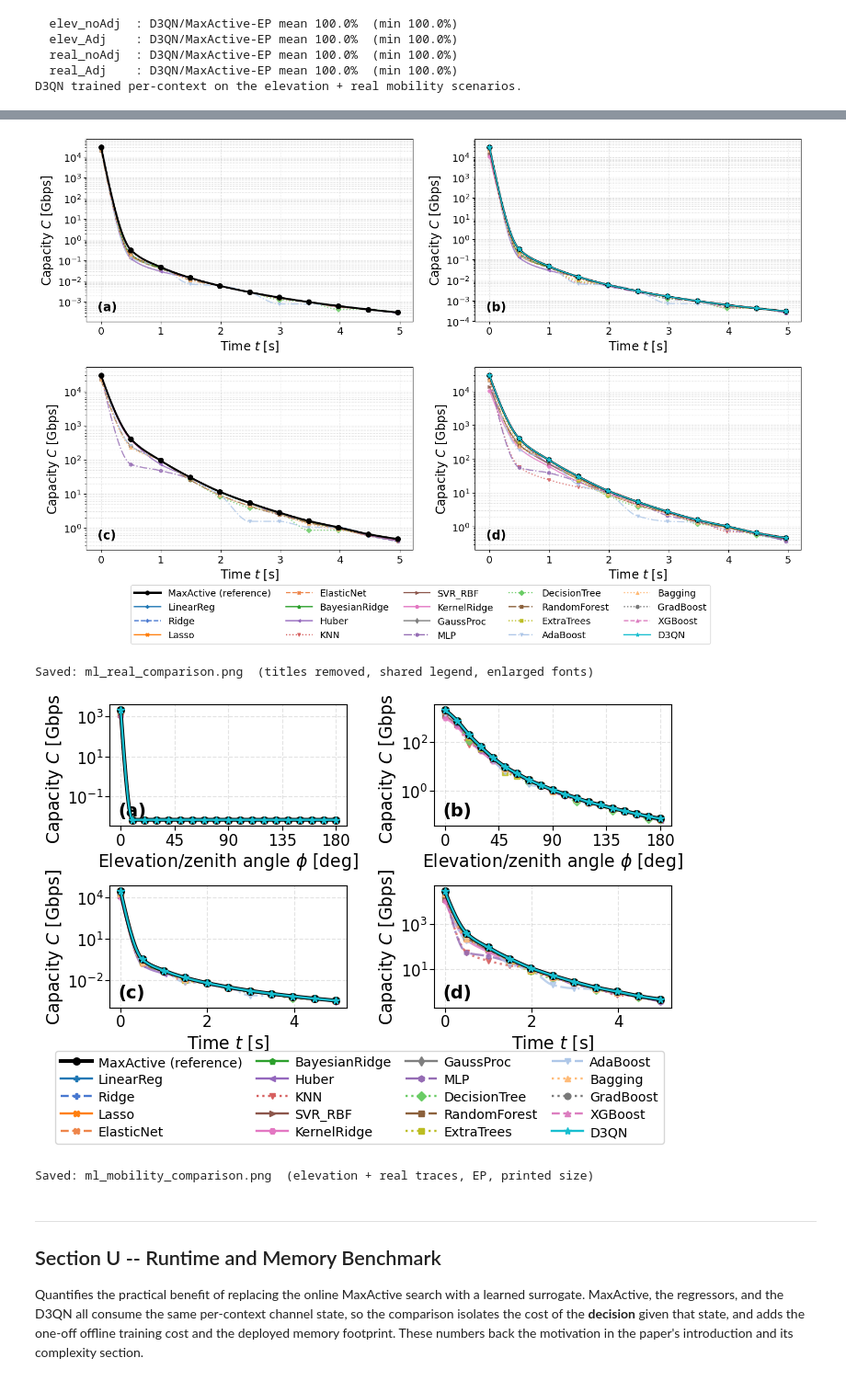
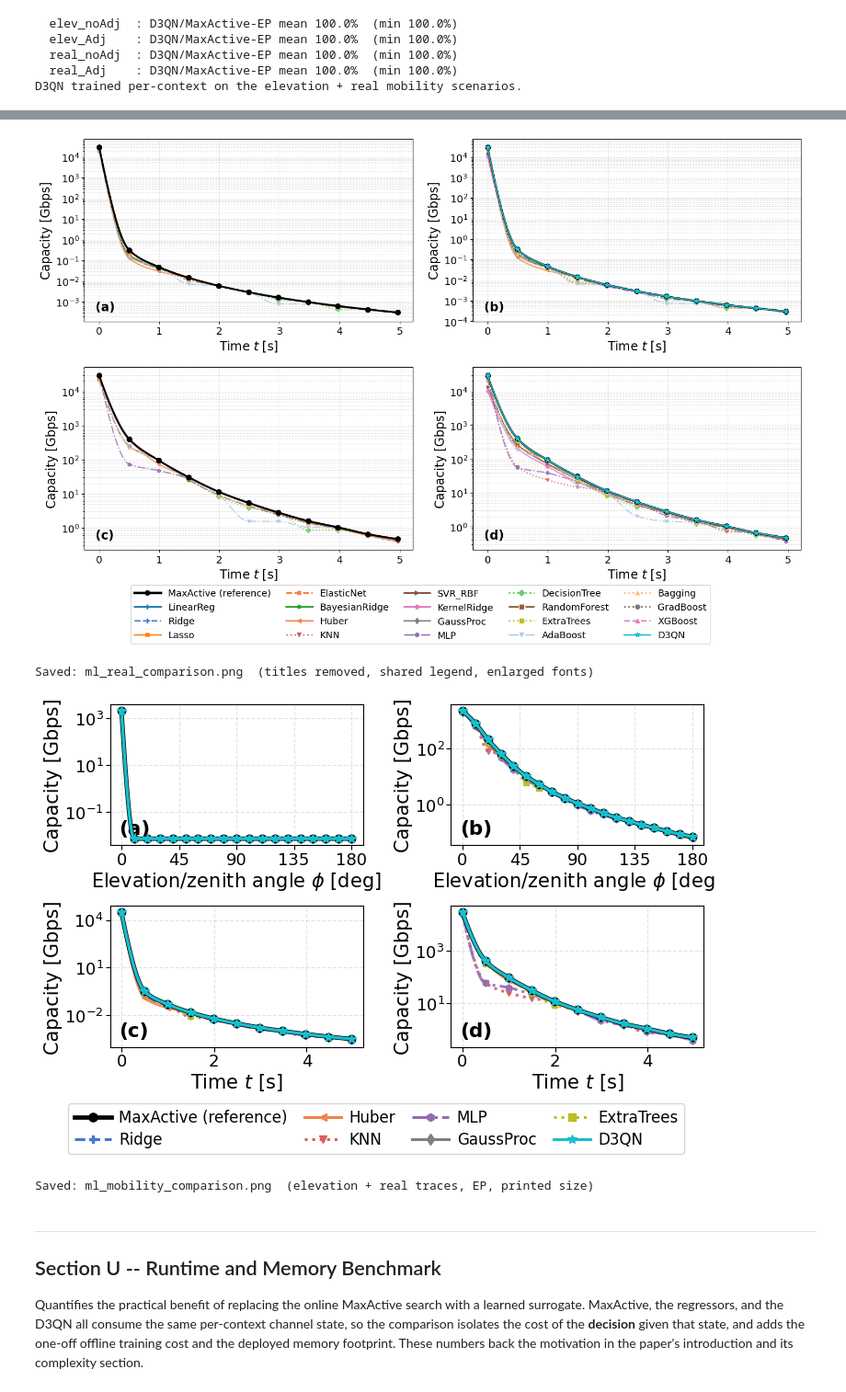
Before and after one commit to korhanerdogdu/thz-drone-channel-selection-ml, a Jupyter notebook: thz_d3qn_v4.ipynb, the cells around one changed output, grey strips where cells are left out. Shown at 92% size. Drawn from its saved outputs; the diff is of its cells as text; code cells hidden in the pictures.

Commit message:
Reviewer round 3: shorten abstract and Sections III/IV-C, document D3QN per-context training limitation, soften deployment claims, simplify Figs. 1 and 3; update author list

```diff
--- a/thz_d3qn_v4.ipynb
+++ b/thz_d3qn_v4.ipynb
@@ -789,7 +789,7 @@ for p in panels:
     slog(ax, dist_axis, to_gbps(p['EP']), color=colors['EP'], marker='s', ls='--',
          lw=1.8, ms=6, label='MaxActive, EP')
     ax.set_xlabel('Distance $d$ [m]', fontsize=FS_LAB)
-    ax.set_ylabel('Capacity $C$ [Gbps]', fontsize=FS_LAB)
+    ax.set_ylabel('Capacity [Gbps]', fontsize=FS_LAB)
     ax.set_xticks(dist_axis[::2])
     ax.tick_params(axis='both', which='major', labelsize=FS_TICK)
     ax.legend(fontsize=FS_LEG, loc='upper right', framealpha=0.92)
@@ -822,7 +822,7 @@ for lab, wf, ep, col, mk in series:
          lw=1.9, ms=0, zorder=8,
          label='MaxActive, EP (all scenarios)' if lab == 'Aligned' else None)
 ax.set_xlabel('Distance $d$ [m]', fontsize=20.5)
-ax.set_ylabel('Capacity $C$ [Gbps]', fontsize=20.5)
+ax.set_ylabel('Capacity [Gbps]', fontsize=20.5)
 ax.set_xticks(dist_axis[::2])
 ax.tick_params(axis='both', which='major', labelsize=17.5)
 ax.grid(True, which='both', ls='--', alpha=0.4)
@@ -2242,7 +2242,7 @@ STYLE = {
     'LinearReg':     ('#1f77b4', 'P-',  1.2),
     'Lasso':         ('#ff7f0e', 'X-',  1.2),
     'BayesianRidge': ('#2ca02c', 'p-',  1.2),
-    'Huber':         ('#9467bd', '<-',  1.2),
+    'Huber':         ('#EE854A', '<-',  1.2),   # orange: was #9467bd, indistinguishable from MLP's purple
     'SVR_RBF':       ('#8c564b', '>-',  1.2),
     'KernelRidge':   ('#e377c2', 'H-',  1.2),
     'GaussProc':     ('#7f7f7f', 'd-',  1.2),
@@ -3106,7 +3112,7 @@ for r, scn in enumerate(['elev_noAdj', 'elev_Adj']):
             slog(ax, axis, np.maximum(yd, 1e-12), color=STYLE['D3QN'][0], marker='*', ls='-',
                  lw=1.6, ms=8, zorder=7)
         ax.set_xlabel(r'Elevation/zenith angle $\phi$ [deg]', fontsize=FS_LAB)
-        ax.set_ylabel('Capacity $C$ [Gbps]', fontsize=FS_LAB)
+        ax.set_ylabel('Capacity [Gbps]', fontsize=FS_LAB)
         ax.set_xticks(np.arange(0, 181, 30))
         ax.tick_params(axis='both', which='major', labelsize=FS_TICK)
         ax.grid(True, which='both', ls='--', alpha=0.35)
@@ -3149,7 +3155,7 @@ for r, scn in enumerate(['real_noAdj', 'real_Adj']):
             slog(ax, axis, np.maximum(yd, 1e-12), color=STYLE['D3QN'][0], marker='*', ls='-',
                  lw=1.6, ms=8, zorder=7)
         ax.set_xlabel('Time $t$ [s]', fontsize=FS_LAB)
-        ax.set_ylabel('Capacity $C$ [Gbps]', fontsize=FS_LAB)
+        ax.set_ylabel('Capacity [Gbps]', fontsize=FS_LAB)
         ax.tick_params(axis='both', which='major', labelsize=FS_TICK)
         ax.grid(True, which='both', ls='--', alpha=0.35)
         ax.text(0.035, 0.045, tags[r][c], transform=ax.transAxes, fontsize=FS_TAG,
@@ -3163,7 +3169,7 @@ plt.savefig('ml_real_comparison.png', dpi=200, bbox_inches='tight')
 plt.show()
 print('Saved: ml_real_comparison.png  (titles removed, shared legend, enlarged fonts)')
 # %% [output]
-[figure, old version]
+[figure, new version]
 Saved: ml_real_comparison.png  (titles removed, shared legend, enlarged fonts)
 # %%
 # -- Combined figure for the paper: both additional mobility patterns, EP allocation --
@@ -3172,49 +3178,50 @@ Saved: ml_real_comparison.png  (titles removed, shared legend, enlarged fonts)
 # every scenario (see the MaxActive reference table), so the WF panels of the per-scenario
 # figures above carry no additional information at journal size.
 # Authored at the final printed size (IEEE textwidth = 7.16 in) with journal-scale fonts.
-FS_LAB, FS_TICK, FS_LEG, FS_TAG = 13.5, 12.0, 10.2, 14.0
+FS_LAB, FS_TICK, FS_LEG, FS_TAG = 15.0, 13.0, 12.0, 15.5
 comb = [
     [('elev_noAdj', '(a)'), ('elev_Adj', '(b)')],
     [('real_noAdj', '(c)'), ('real_Adj', '(d)')],
 ]
 xlabels = [r'Elevation/zenith angle $\phi$ [deg]', 'Time $t$ [s]']
 
-fig, axes = plt.subplots(2, 2, figsize=(7.16, 5.0))
+fig, axes = plt.subplots(2, 2, figsize=(7.6, 5.2))   # wider/taller: at FS_LAB=15 the
+# right-column x-label and the top-row y-labels were being clipped by the tight bbox
 for r, row in enumerate(comb):
     for c, (scn, tag) in enumerate(row):
         ax = axes[r, c]
         ss = sorted([s for s in dataset_mob if s['scenario'] == scn], key=lambda s: s['step'])
         axis = np.array([s['axis'] for s in ss])
         y_ma = np.array([s['cap_MA_EP'] / 1e9 for s in ss])
         slog(ax, axis, np.maximum(y_ma, 1e-12), color='k', marker='o', ls='-',
-             lw=3.0, ms=5.4, zorder=6)
-        for name in CV_MODELS:
+             lw=3.4, ms=6.0, zorder=6)
+        for name in FIG_MODELS:
             yp = np.minimum(predict_mob_curve(name, scn, 'EP'), y_ma)
             cc, mk, lw = STYLE.get(name, ('gray', 'o-', 1.2))
             mkc, lsc = _mk_ls(mk)
             slog(ax, axis, np.maximum(yp, 1e-12), color=cc, marker=mkc, ls=lsc,
-                 lw=1.7, ms=3.9, alpha=0.8)
+                 lw=2.2, ms=5.0, alpha=0.9)
         yd = np.minimum(d3qn_mob[scn] / 1e9, y_ma)
         slog(ax, axis, np.maximum(yd, 1e-12), color=STYLE['D3QN'][0], marker='*', ls='-',
-             lw=1.7, ms=5.6, zorder=7)
+             lw=2.4, ms=7.0, zorder=7)
         ax.set_xlabel(xlabels[r], fontsize=FS_LAB, labelpad=1.5)
-        ax.set_ylabel('Capacity $C$ [Gbps]', fontsize=FS_LAB, labelpad=1.5)
+        ax.set_ylabel('Capacity [Gbps]', fontsize=FS_LAB, labelpad=1.5)
         if r == 0:
             ax.set_xticks(np.arange(0, 181, 45))
         ax.tick_params(axis='both', which='major', labelsize=FS_TICK, pad=1.5)
         ax.grid(True, which='major', ls='--', alpha=0.35)
         ax.text(0.035, 0.05, tag, transform=ax.transAxes, fontsize=FS_TAG,
                 fontweight='bold', va='bottom', ha='left')
 
-fig.legend(handles=_legend_handles(list(CV_MODELS.keys())), loc='lower center', ncol=4,
+fig.legend(handles=_legend_handles(FIG_MODELS), loc='lower center', ncol=4,
            fontsize=FS_LEG, frameon=True, bbox_to_anchor=(0.5, 0.0), columnspacing=1.1,
            handlelength=2.4, handletextpad=0.5, borderpad=0.4, labelspacing=0.35)
-fig.tight_layout(rect=[0, 0.185, 1, 1], h_pad=1.1, w_pad=1.4)
+fig.tight_layout(rect=[0.005, 0.115, 0.995, 0.985], h_pad=1.1, w_pad=1.4)
 plt.savefig('ml_mobility_comparison.png', dpi=400, bbox_inches='tight')
 plt.show()
 print('Saved: ml_mobility_comparison.png  (elevation + real traces, EP, printed size)')
 # %% [output]
-[figure, old version]
+[figure, new version]
 Saved: ml_mobility_comparison.png  (elevation + real traces, EP, printed size)
 # %% [markdown]
 ---
```
Also changed, not shown: parts of 13 cells of this notebook, 15 other files.
